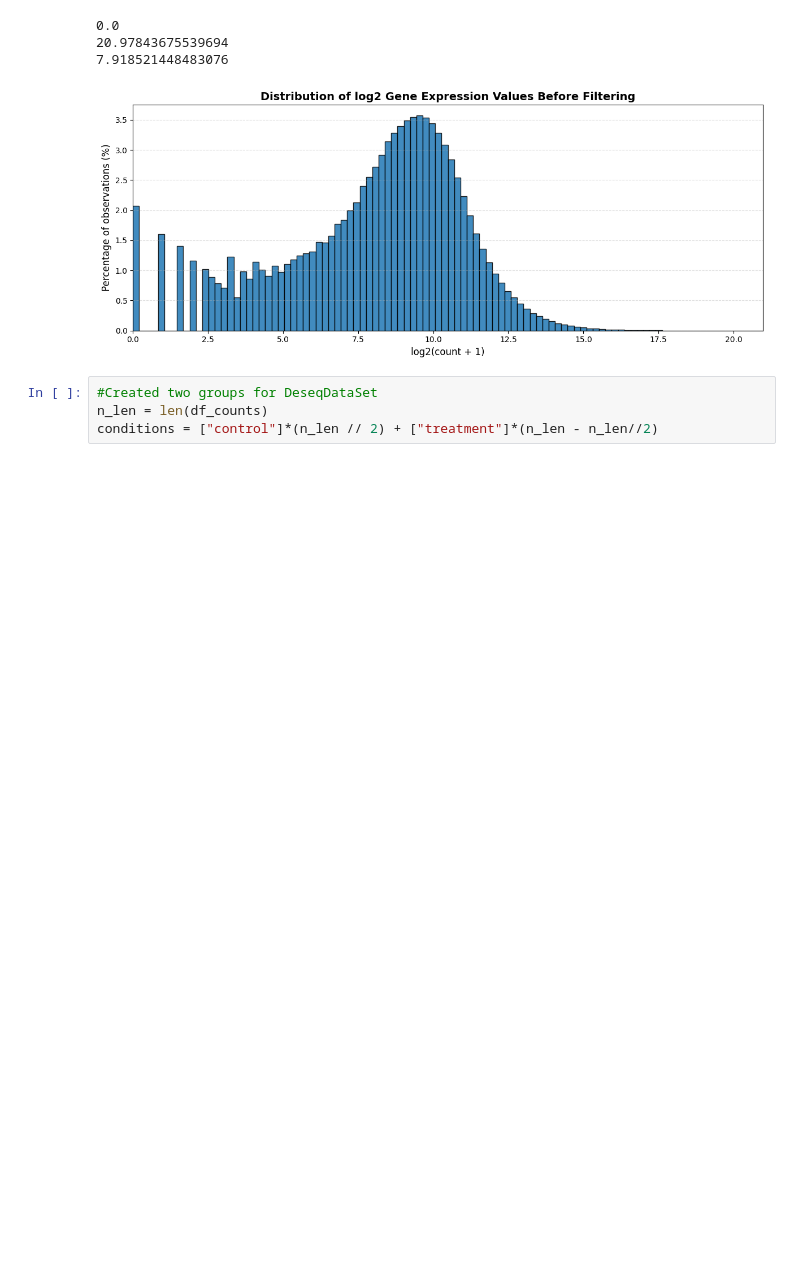
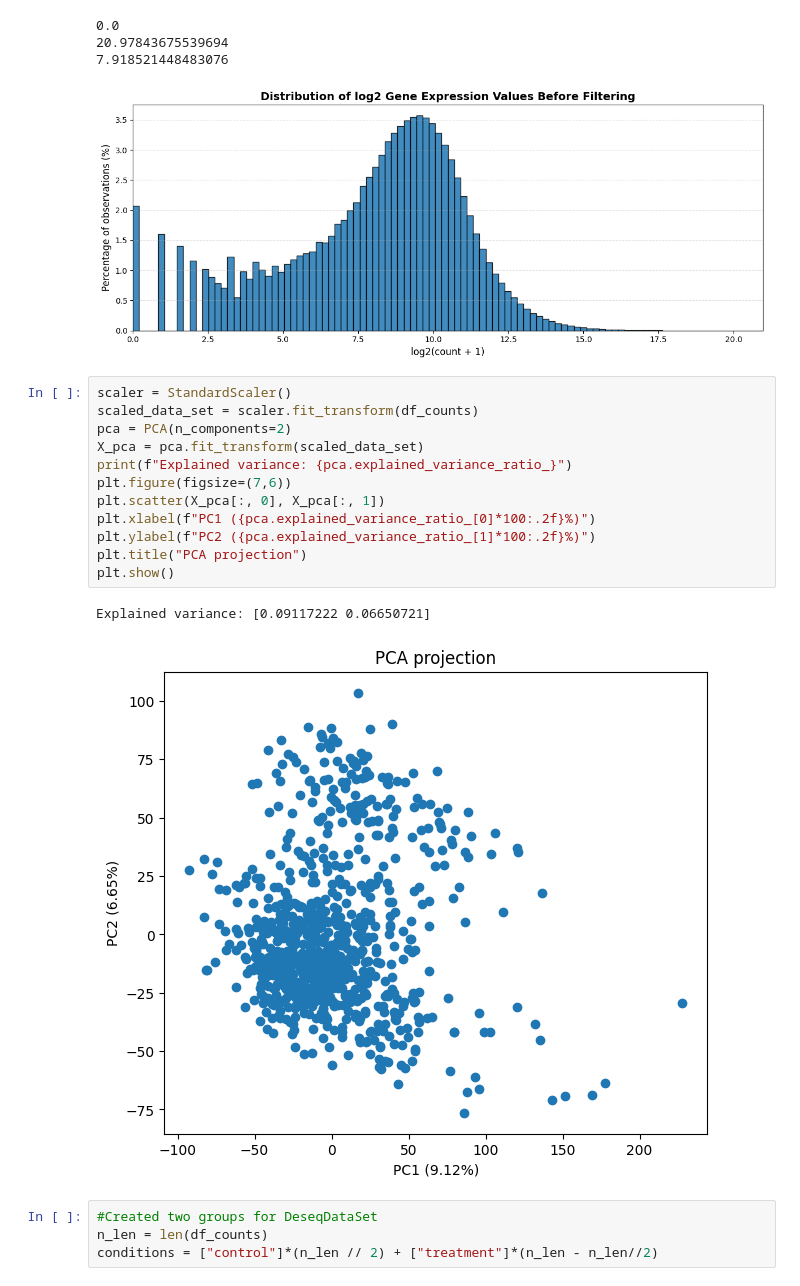
Before and after one commit to Fasmanuel2002/UPSA_Thesis_Research, a Jupyter notebook: research/notebooks/RenSeq.ipynb, the cells around one changed output. Drawn from its saved outputs; the diff is of its cells as text; blank space fills up the shorter version.

```diff
--- a/research/notebooks/RenSeq.ipynb
+++ b/research/notebooks/RenSeq.ipynb
@@ -141,6 +142,21 @@ plt.show()
 20.97843675539694
 7.918521448483076
 [figure]
+# %%
+scaler = StandardScaler()
+scaled_data_set = scaler.fit_transform(df_counts)
+pca = PCA(n_components=2)
+X_pca = pca.fit_transform(scaled_data_set)
+print(f"Explained variance: {pca.explained_variance_ratio_}")
+plt.figure(figsize=(7,6))
+plt.scatter(X_pca[:, 0], X_pca[:, 1])
+plt.xlabel(f"PC1 ({pca.explained_variance_ratio_[0]*100:.2f}%)")
+plt.ylabel(f"PC2 ({pca.explained_variance_ratio_[1]*100:.2f}%)")
+plt.title("PCA projection")
+plt.show()
+# %% [output]
+Explained variance: [0.09117222 0.06650721]
+[figure, added]
 # %%
 #Created two groups for DeseqDataSet
 n_len = len(df_counts)
```
Also changed, not shown: parts of 5 cells of this notebook.
